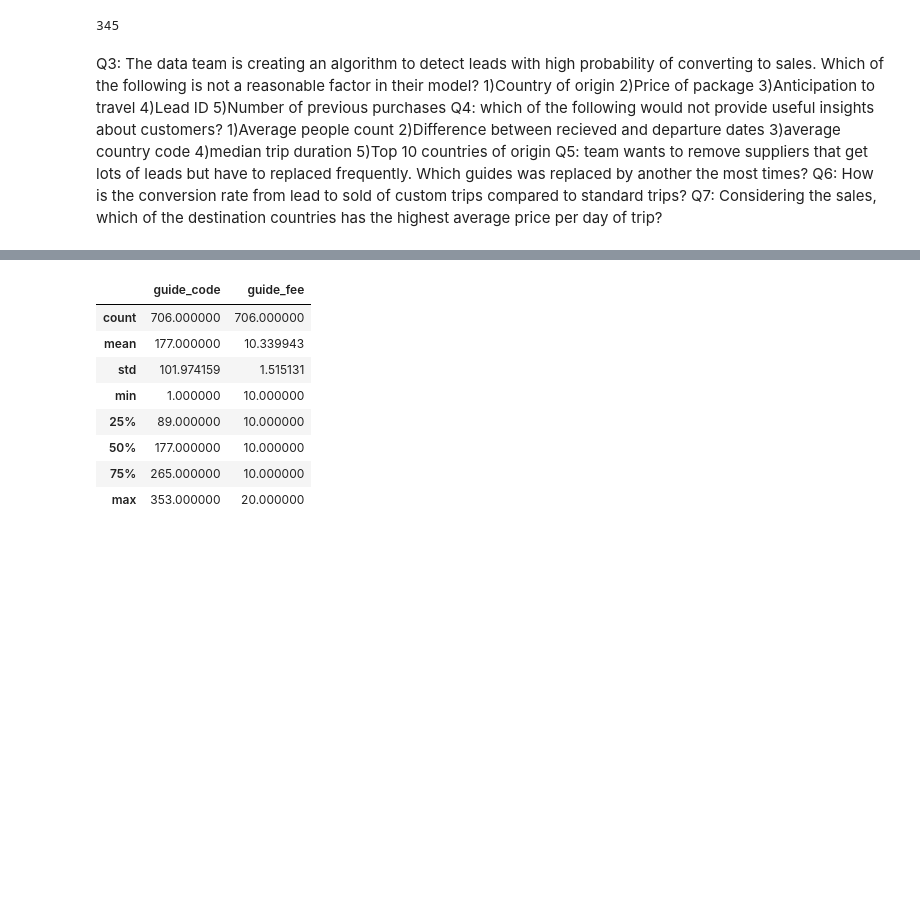
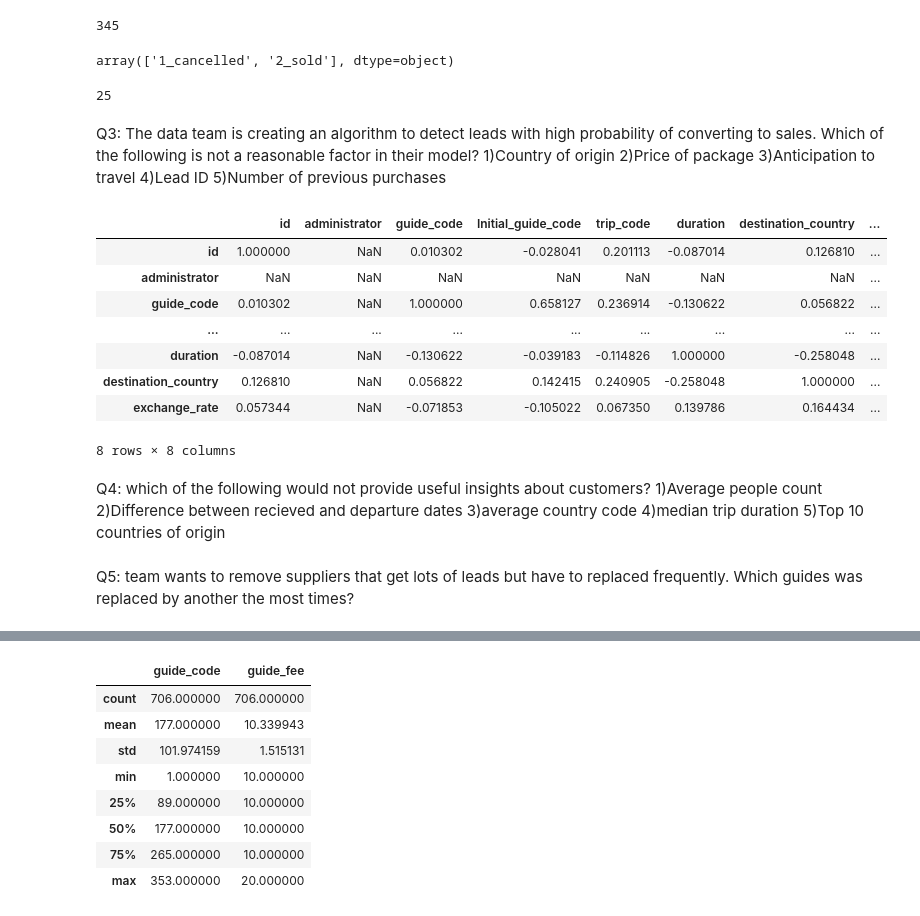
Before and after one commit to BabakBar/Kaggle-Movie-Industry, a Jupyter notebook: CommerceAgency/Interviews.ipynb, the cells around one changed output, grey strips where cells are left out. Drawn from its saved outputs; the diff is of its cells as text; code cells hidden in the pictures; blank space fills up the shorter version.

Commit message:
count replaced guides

```diff
--- a/CommerceAgency/Interviews.ipynb
+++ b/CommerceAgency/Interviews.ipynb
@@ -118,11 +118,35 @@ alt_guide = leads[leads.guide_code != leads.Initial_guide_code]
 alt_guide['id'].nunique()
 # %% [output]
 345
+# %%
+leads.status.unique()
+# %% [output]
+array(['1_cancelled', '2_sold'], dtype=object)
+# %%
+# Only with solds by filtering
+solds = leads[leads['status']=='2_sold']
+alt_agency = solds[solds.guide_code != solds.Initial_guide_code]
+alt_agency['id'].nunique()
+# %% [output]
+25
 # %% [markdown]
 
 Q3: The data team is creating an algorithm to detect leads with high probability of converting to sales. Which of the following is not a reasonable factor in their model? 1)Country of origin 2)Price of package 3)Anticipation to travel 4)Lead ID 5)Number of previous purchases
-Q4: which of the following would not provide useful insights about customers? 1)Average people count 2)Difference between recieved and departure dates 3)average country code 4)median trip duration 5)Top 10 countries of origin
-Q5: team wants to remove suppliers that get lots of leads but have to replaced frequently. Which guides was replaced by another the most times?
-Q6: How is the conversion rate from lead to sold of custom trips compared to standard trips?
-Q7: Considering the sales, which of the destination countries has the highest average price per day
-of trip?
+# %%
+solds.corr()
+# %% [output]
+|  | id | administrator | guide_code | Initial_guide_code | trip_code | duration | destination_country | ... |
+| id | 1.000000 | NaN | 0.010302 | -0.028041 | 0.201113 | -0.087014 | 0.126810 | ... |
+| administrator | NaN | NaN | NaN | NaN | NaN | NaN | NaN | ... |
+| guide_code | 0.010302 | NaN | 1.000000 | 0.658127 | 0.236914 | -0.130622 | 0.056822 | ... |
+| ... | ... | ... | ... | ... | ... | ... | ... | ... |
+| duration | -0.087014 | NaN | -0.130622 | -0.039183 | -0.114826 | 1.000000 | -0.258048 | ... |
+| destination_country | 0.126810 | NaN | 0.056822 | 0.142415 | 0.240905 | -0.258048 | 1.000000 | ... |
+| exchange_rate | 0.057344 | NaN | -0.071853 | -0.105022 | 0.067350 | 0.139786 | 0.164434 | ... |
+8 rows × 8 columns
+# %% [markdown]
+
+Q4: which of the following would not provide useful insights about customers? 1)Average people count 2)Difference between recieved and departure dates 3)average country code 4)median trip duration 5)Top 10 countries of origin
+# %% [markdown]
+
+Q5: team wants to remove suppliers that get lots of leads but have to replaced frequently. Which guides was replaced by another the most times?
```
Also changed, not shown: parts of 3 cells of this notebook.
